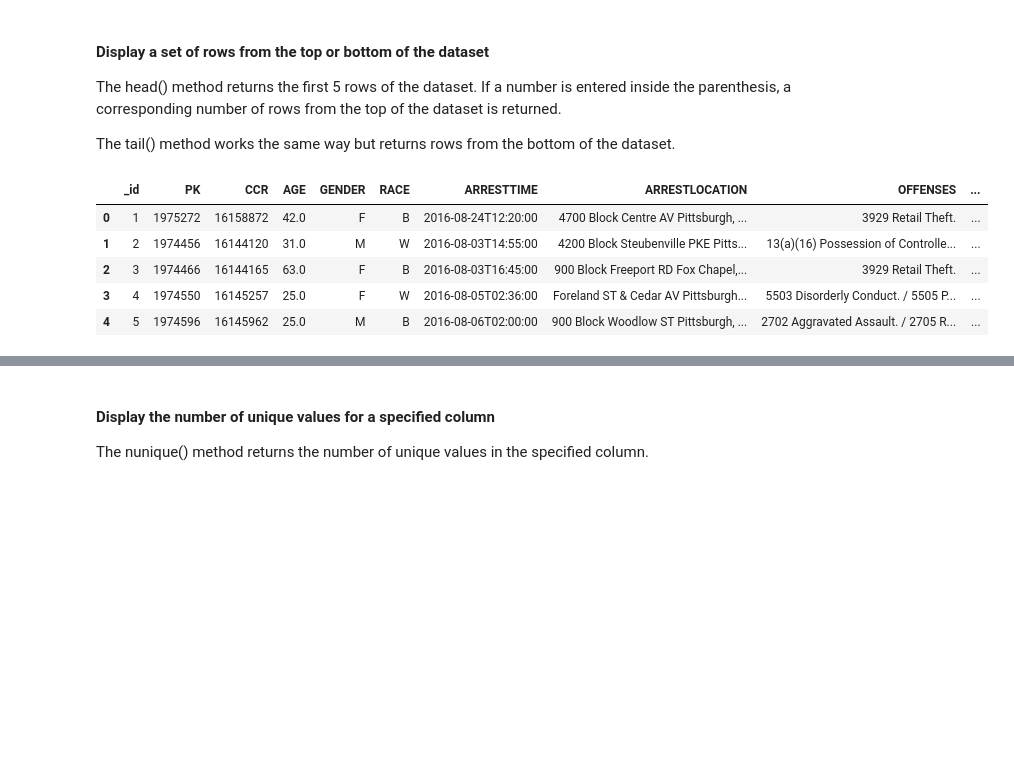
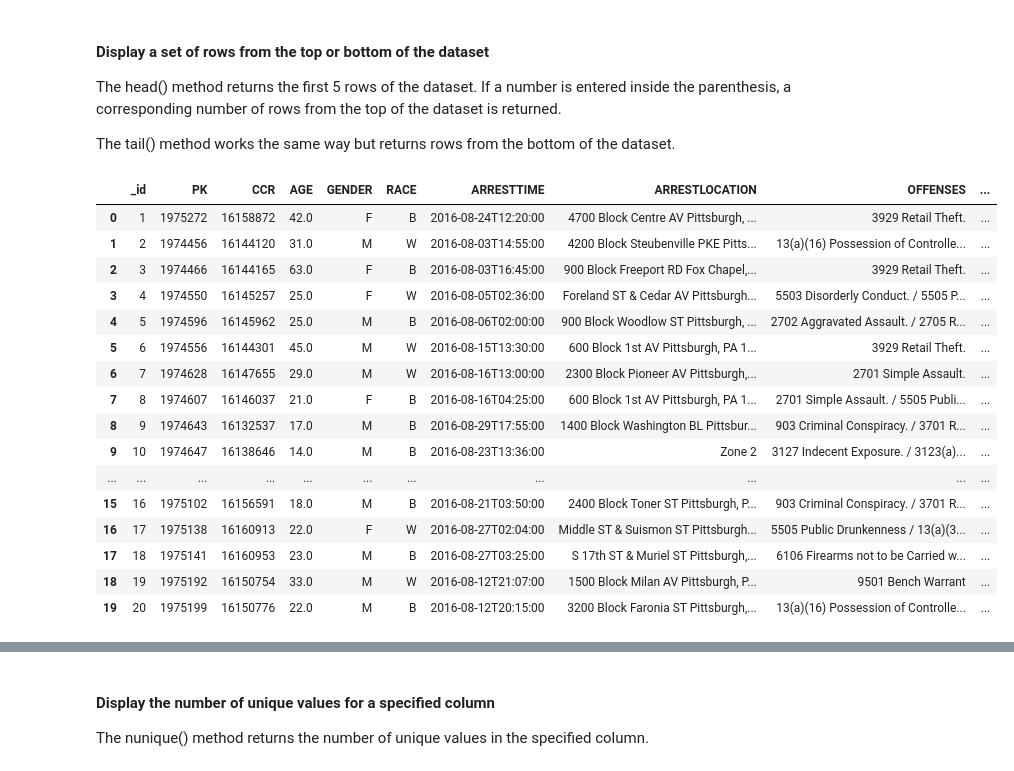
Before and after one commit to trailmarkerlib/policeProjectPythonWorkshop, a Jupyter notebook: python_workshop_marijuana_arrests_vs_citations.ipynb, the cells around one changed output, grey strips where cells are left out. Drawn from its saved outputs; the diff is of its cells as text; code cells hidden in the pictures; blank space fills up the shorter version.

```diff
--- a/python_workshop_marijuana_arrests_vs_citations.ipynb
+++ b/python_workshop_marijuana_arrests_vs_citations.ipynb
@@ -85,12 +85,23 @@ The head() method returns the first 5 rows of the dataset. If a number is entere
 
 The tail() method works the same way but returns rows from the bottom of the dataset.
 # %%
-arr_df.head()
+arr_df.head(20)
 # %% [output]
 |  | _id | PK | CCR | AGE | GENDER | RACE | ARRESTTIME | ARRESTLOCATION | OFFENSES | ... |
 | 0 | 1 | 1975272 | 16158872 | 42.0 | F | B | 2016-08-24T12:20:00 | 4700 Block Centre AV Pittsburgh, ... | 3929 Retail Theft. | ... |
 | 1 | 2 | 1974456 | 16144120 | 31.0 | M | W | 2016-08-03T14:55:00 | 4200 Block Steubenville PKE Pitts... | 13(a)(16) Possession of Controlle... | ... |
 | 2 | 3 | 1974466 | 16144165 | 63.0 | F | B | 2016-08-03T16:45:00 | 900 Block Freeport RD Fox Chapel,... | 3929 Retail Theft. | ... |
 | 3 | 4 | 1974550 | 16145257 | 25.0 | F | W | 2016-08-05T02:36:00 | Foreland ST & Cedar AV Pittsburgh... | 5503 Disorderly Conduct. / 5505 P... | ... |
 | 4 | 5 | 1974596 | 16145962 | 25.0 | M | B | 2016-08-06T02:00:00 | 900 Block Woodlow ST Pittsburgh, ... | 2702 Aggravated Assault. / 2705 R... | ... |
+| 5 | 6 | 1974556 | 16144301 | 45.0 | M | W | 2016-08-15T13:30:00 | 600 Block 1st AV Pittsburgh, PA 1... | 3929 Retail Theft. | ... |
+| 6 | 7 | 1974628 | 16147655 | 29.0 | M | W | 2016-08-16T13:00:00 | 2300 Block Pioneer AV Pittsburgh,... | 2701 Simple Assault. | ... |
+| 7 | 8 | 1974607 | 16146037 | 21.0 | F | B | 2016-08-16T04:25:00 | 600 Block 1st AV Pittsburgh, PA 1... | 2701 Simple Assault. / 5505 Publi... | ... |
+| 8 | 9 | 1974643 | 16132537 | 17.0 | M | B | 2016-08-29T17:55:00 | 1400 Block Washington BL Pittsbur... | 903 Criminal Conspiracy. / 3701 R... | ... |
+| 9 | 10 | 1974647 | 16138646 | 14.0 | M | B | 2016-08-23T13:36:00 | Zone 2 | 3127 Indecent Exposure. / 3123(a)... | ... |
+| ... | ... | ... | ... | ... | ... | ... | ... | ... | ... | ... |
+| 15 | 16 | 1975102 | 16156591 | 18.0 | M | B | 2016-08-21T03:50:00 | 2400 Block Toner ST Pittsburgh, P... | 903 Criminal Conspiracy. / 3701 R... | ... |
+| 16 | 17 | 1975138 | 16160913 | 22.0 | F | W | 2016-08-27T02:04:00 | Middle ST & Suismon ST Pittsburgh... | 5505 Public Drunkenness / 13(a)(3... | ... |
+| 17 | 18 | 1975141 | 16160953 | 23.0 | M | B | 2016-08-27T03:25:00 | S 17th ST & Muriel ST Pittsburgh,... | 6106 Firearms not to be Carried w... | ... |
+| 18 | 19 | 1975192 | 16150754 | 33.0 | M | W | 2016-08-12T21:07:00 | 1500 Block Milan AV Pittsburgh, P... | 9501 Bench Warrant | ... |
+| 19 | 20 | 1975199 | 16150776 | 22.0 | M | B | 2016-08-12T20:15:00 | 3200 Block Faronia ST Pittsburgh,... | 13(a)(16) Possession of Controlle... | ... |
 # %%
```
Also changed, not shown: parts of 21 cells of this notebook.
